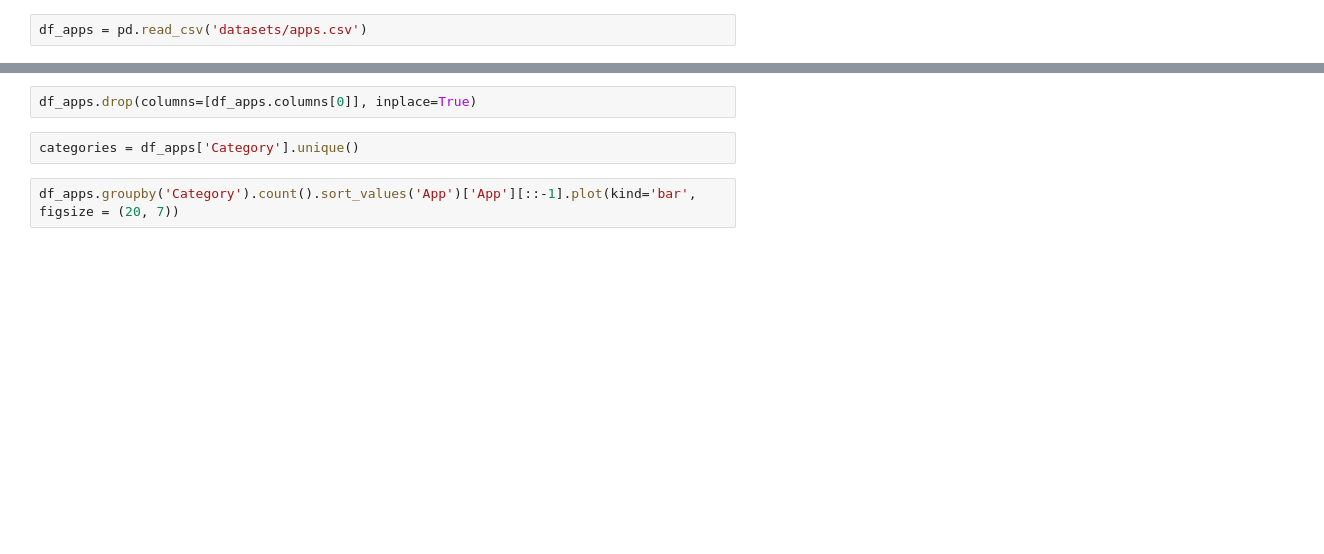
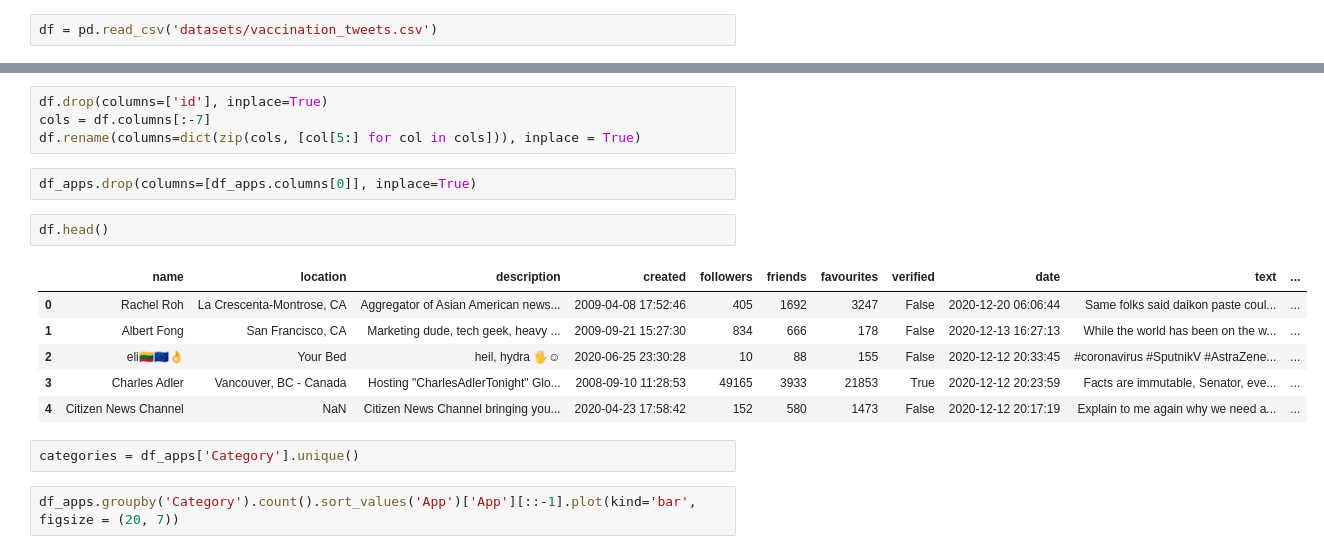
Before and after one commit to prashant5698/sentiment-prediction-pfizer-DA--300, a Jupyter notebook: notebook.ipynb, the cells around one changed output, grey strips where cells are left out. Drawn from its saved outputs; the diff is of its cells as text; blank space fills up the shorter version.

```diff
--- a/notebook.ipynb
+++ b/notebook.ipynb
@@ -2,4 +2,4 @@
 import pandas as pd
 import matplotlib.pyplot as plt
 # %%
-df_apps = pd.read_csv('datasets/apps.csv')
+df = pd.read_csv('datasets/vaccination_tweets.csv')
@@ -6,5 +32,18 @@ df_apps = pd.read_csv('datasets/apps.csv')
+# %%
+df.drop(columns=['id'], inplace=True)
+cols = df.columns[:-7]
+df.rename(columns=dict(zip(cols, [col[5:] for col in cols])), inplace = True)
 # %%
 df_apps.drop(columns=[df_apps.columns[0]], inplace=True)
+# %%
+df.head()
+# %% [output]
+|  | name | location | description | created | followers | friends | favourites | verified | date | text | ... |
+| 0 | Rachel Roh | La Crescenta-Montrose, CA | Aggregator of Asian American news... | 2009-04-08 17:52:46 | 405 | 1692 | 3247 | False | 2020-12-20 06:06:44 | Same folks said daikon paste coul... | ... |
+| 1 | Albert Fong | San Francisco, CA | Marketing dude, tech geek, heavy ... | 2009-09-21 15:27:30 | 834 | 666 | 178 | False | 2020-12-13 16:27:13 | While the world has been on the w... | ... |
+| 2 | eli🇱🇹🇪🇺👌 | Your Bed | heil, hydra 🖐☺ | 2020-06-25 23:30:28 | 10 | 88 | 155 | False | 2020-12-12 20:33:45 | #coronavirus #SputnikV #AstraZene... | ... |
+| 3 | Charles Adler | Vancouver, BC - Canada | Hosting "CharlesAdlerTonight" Glo... | 2008-09-10 11:28:53 | 49165 | 3933 | 21853 | True | 2020-12-12 20:23:59 | Facts are immutable, Senator, eve... | ... |
+| 4 | Citizen News Channel | NaN | Citizen News Channel bringing you... | 2020-04-23 17:58:42 | 152 | 580 | 1473 | False | 2020-12-12 20:17:19 | Explain to me again why we need a... | ... |
 # %%
 categories = df_apps['Category'].unique()
 # %%
```
Also changed, not shown: parts of 2 cells of this notebook, 3 other files.
